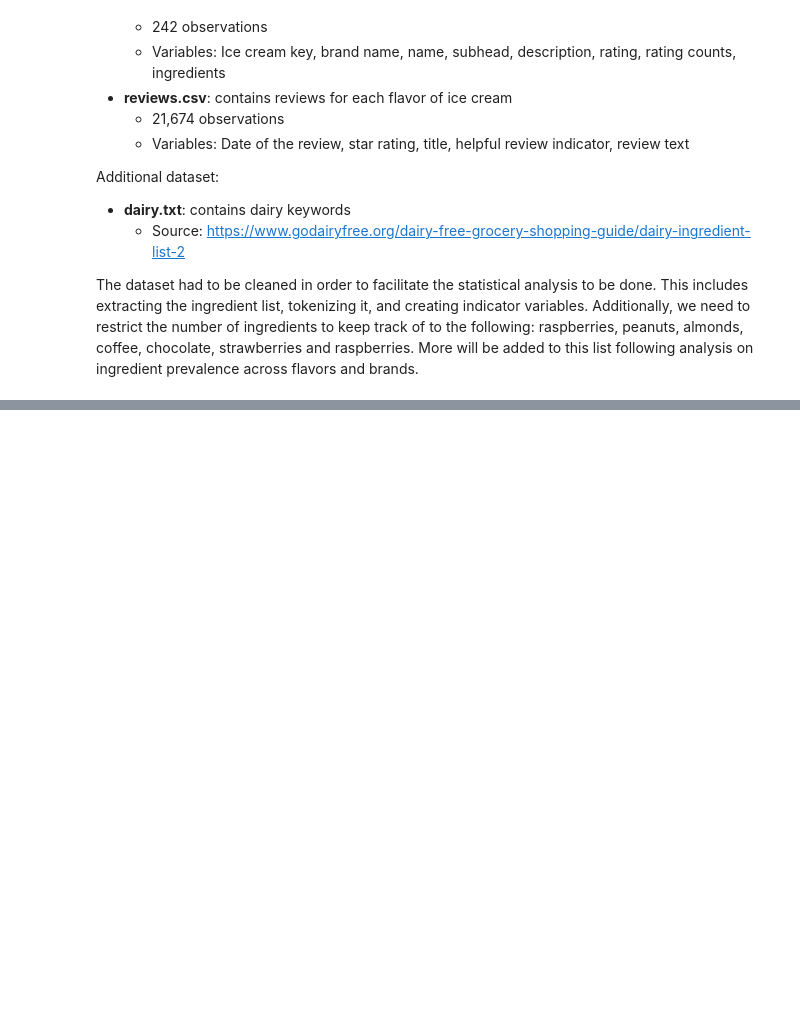
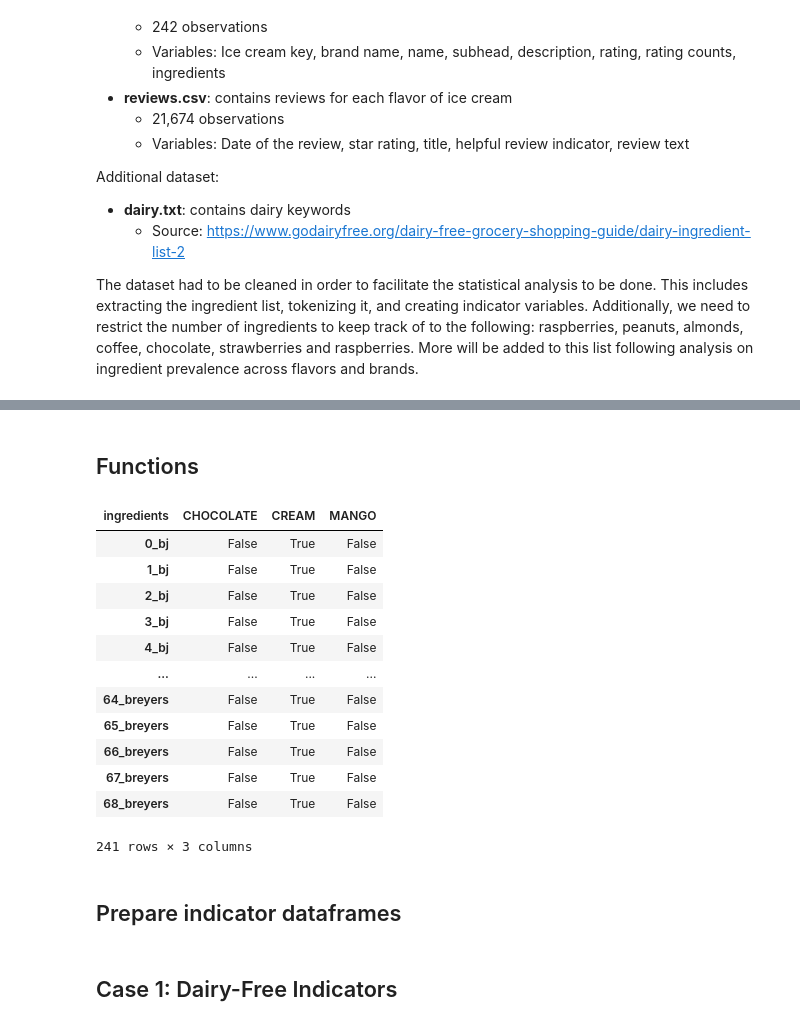
Before and after one commit to anushnap/icecream, a Jupyter notebook: icecream_v2.ipynb, the cells around one changed output, grey strips where cells are left out. Drawn from its saved outputs; the diff is of its cells as text; code cells hidden in the pictures; blank space fills up the shorter version.

Commit message:
Added dairy indicators

```diff
--- a/icecream_v2.ipynb
+++ b/icecream_v2.ipynb
@@ -80,11 +40,0 @@ def split_ingredients(split_regex):
-# %%
-def indicator_df(split_regex):
-
-    """
-    Append ingredients count to dataframe
-    """
-
-    ing_dict = get_ingredients_dict(split_regex, df["ingredients"])
-    indicator_df = pd.DataFrame({"ingredients" : ing_dict.keys()})
-
-    return indicator_df
@@ -183,2 +40,0 @@ child_ing = split_ingredients(child_regex)
-# %%
-indicator_df = indicator_df(parents_regex)
@@ -304,27 +40,0 @@ https://www.fda.gov/food/food-ingredients-packaging/overview-food-ingredients-ad
-# %%
-#Try to separate out sub keywords?
-
-sub_ing_dict = {}
-sub_ing_list = []
-for i in range(len(ingredients)):
-    sub_ing_i = ingredients[i]
-    sub_ing_split = sub_ing_i.split(",")
-    for ele in sub_ing_split:
-        if ele in sub_ing_dict.keys():
-            sub_ing_dict[ele] = sub_ing_dict[ele] + 1
-        else:
-            sub_ing_dict[ele] = 1
-    sub_ing_list.append(sub_ing_split)
-sub_ing_flat = [ing for sublist in sub_ing_list for ing in sublist]
-sub_ingredients = list(set(sub_ing_flat))
-# %%
-#append ingredients_count column to dataframe
-
-ingCount = []
-top20_dict = {}
-for i in range(len(df)):
-    ing_split = re.split(r'[.,]\s*(?![^()]*\))', df["ingredients"][i])
-    ingCount.append(len(ing_split))
-    top20_dict[df["key"][i]] = ing_split[0:20]
-df["ingredients_count"] = ingCount
-df.sort_values(by = "ingredients_count", ascending = False)
@@ -360,0 +41,2 @@ pd.DataFrame.from_dict(top20_dict, orient = "index")
+# %% [markdown]
+## Functions
@@ -360,0 +166,21 @@ pd.DataFrame.from_dict(top20_dict, orient = "index")
+# %%
+#Example functions
+
+target_ing = ["chocolate", "cream", "mango", "sodium"]
+get_indicator_df(r'[.,:()]', target_ing, df)
+# %% [output]
+| ingredients | CHOCOLATE | CREAM | MANGO |
+| 0_bj | False | True | False |
+| 1_bj | False | True | False |
+| 2_bj | False | True | False |
+| 3_bj | False | True | False |
+| 4_bj | False | True | False |
+| ... | ... | ... | ... |
+| 64_breyers | False | True | False |
+| 65_breyers | False | True | False |
+| 66_breyers | False | True | False |
+| 67_breyers | False | True | False |
+| 68_breyers | False | True | False |
+241 rows × 3 columns
+# %% [markdown]
+## Prepare indicator dataframes
@@ -360,0 +190,2 @@ pd.DataFrame.from_dict(top20_dict, orient = "index")
+# %% [markdown]
+## Case 1: Dairy-Free Indicators
```
Also changed, not shown: parts of 38 cells of this notebook.
